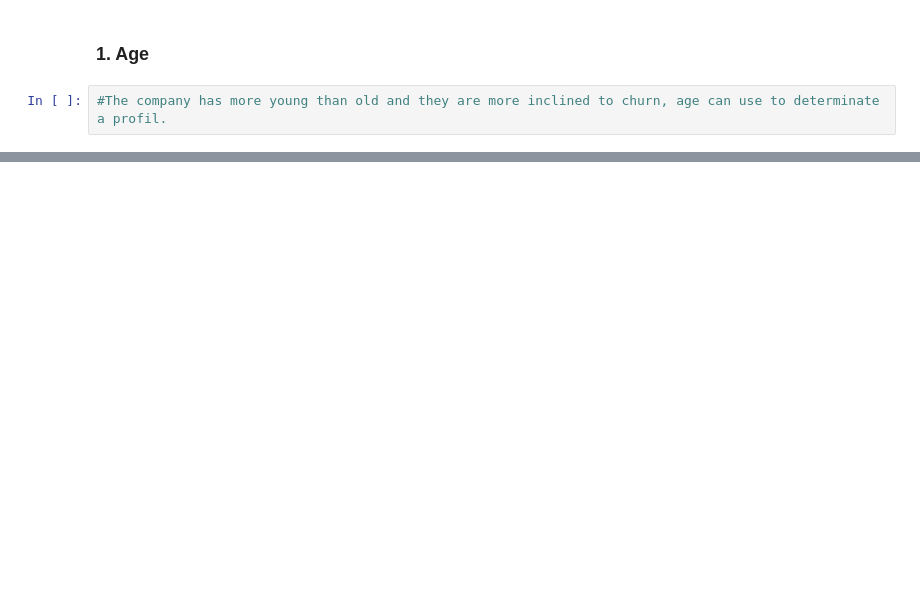
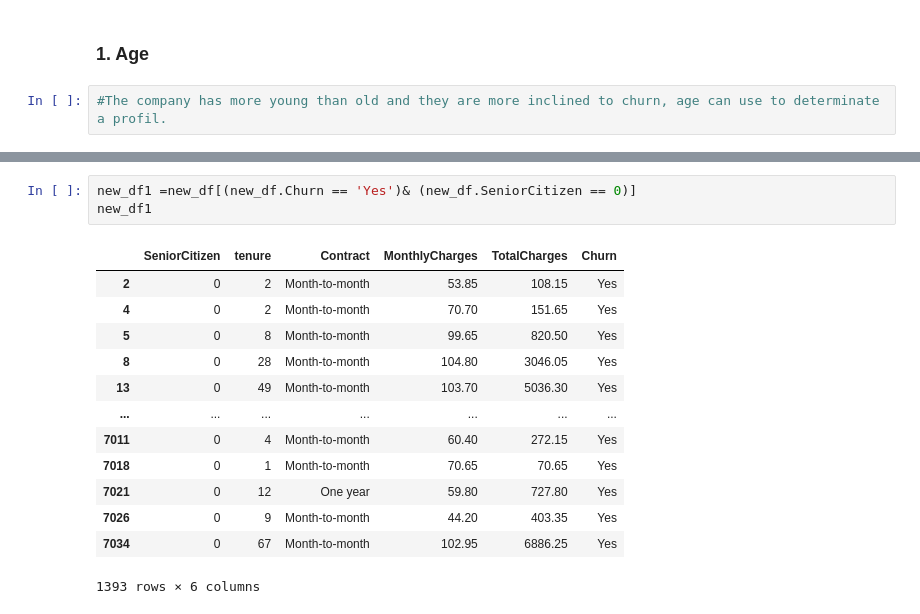
Before and after one commit to Maickery/Ayiti-Analytics-Projects, a Jupyter notebook: MaiChurnAnalysis.ipynb, the cells around one changed output, grey strips where cells are left out. Cells and saved outputs as stored; diff of their text form; blank space fills up the shorter version.

```diff
--- a/MaiChurnAnalysis.ipynb
+++ b/MaiChurnAnalysis.ipynb
@@ -583,0 +959,17 @@ age_profil
+# %%
+new_df1 =new_df[(new_df.Churn == 'Yes')& (new_df.SeniorCitizen == 0)]
+new_df1
+# %% [output]
+|  | SeniorCitizen | tenure | Contract | MonthlyCharges | TotalCharges | Churn |
+| 2 | 0 | 2 | Month-to-month | 53.85 | 108.15 | Yes |
+| 4 | 0 | 2 | Month-to-month | 70.70 | 151.65 | Yes |
+| 5 | 0 | 8 | Month-to-month | 99.65 | 820.50 | Yes |
+| 8 | 0 | 28 | Month-to-month | 104.80 | 3046.05 | Yes |
+| 13 | 0 | 49 | Month-to-month | 103.70 | 5036.30 | Yes |
+| ... | ... | ... | ... | ... | ... | ... |
+| 7011 | 0 | 4 | Month-to-month | 60.40 | 272.15 | Yes |
+| 7018 | 0 | 1 | Month-to-month | 70.65 | 70.65 | Yes |
+| 7021 | 0 | 12 | One year | 59.80 | 727.80 | Yes |
+| 7026 | 0 | 9 | Month-to-month | 44.20 | 403.35 | Yes |
+| 7034 | 0 | 67 | Month-to-month | 102.95 | 6886.25 | Yes |
+1393 rows × 6 columns
```
Also changed, not shown: parts of 82 cells of this notebook, 1 other file.
